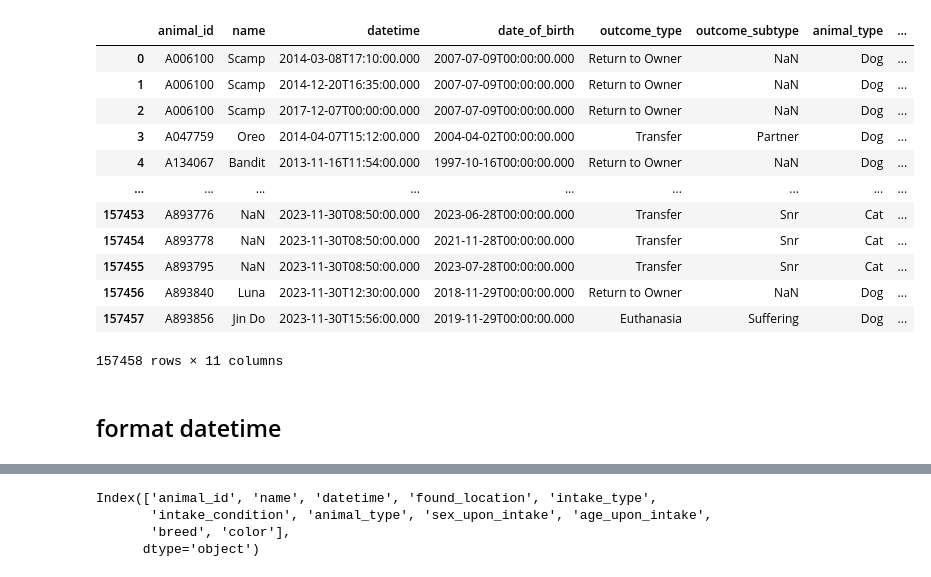
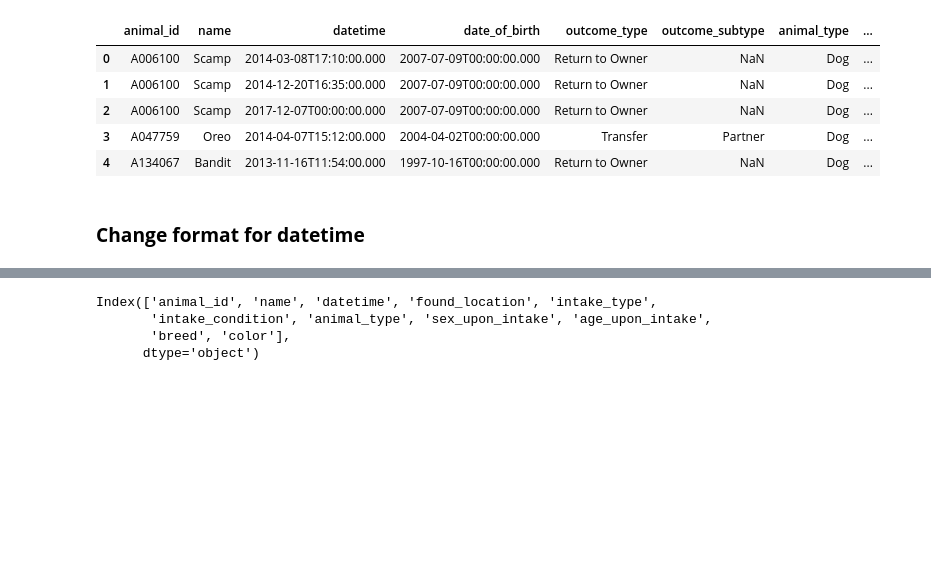
Before and after one commit to Rebekah-Chuang/2023Fall_Projects, a Jupyter notebook: data_cleaning.ipynb, the cells around one changed output, grey strips where cells are left out. Drawn from its saved outputs; the diff is of its cells as text; code cells hidden in the pictures; blank space fills up the shorter version.

```diff
--- a/data_cleaning.ipynb
+++ b/data_cleaning.ipynb
@@ -95,20 +76,13 @@ intake
 # %%
-outcome
+outcome.head()
 # %% [output]
 |  | animal_id | name | datetime | date_of_birth | outcome_type | outcome_subtype | animal_type | ... |
 | 0 | A006100 | Scamp | 2014-03-08T17:10:00.000 | 2007-07-09T00:00:00.000 | Return to Owner | NaN | Dog | ... |
 | 1 | A006100 | Scamp | 2014-12-20T16:35:00.000 | 2007-07-09T00:00:00.000 | Return to Owner | NaN | Dog | ... |
 | 2 | A006100 | Scamp | 2017-12-07T00:00:00.000 | 2007-07-09T00:00:00.000 | Return to Owner | NaN | Dog | ... |
 | 3 | A047759 | Oreo | 2014-04-07T15:12:00.000 | 2004-04-02T00:00:00.000 | Transfer | Partner | Dog | ... |
 | 4 | A134067 | Bandit | 2013-11-16T11:54:00.000 | 1997-10-16T00:00:00.000 | Return to Owner | NaN | Dog | ... |
-| ... | ... | ... | ... | ... | ... | ... | ... | ... |
-| 157453 | A893776 | NaN | 2023-11-30T08:50:00.000 | 2023-06-28T00:00:00.000 | Transfer | Snr | Cat | ... |
-| 157454 | A893778 | NaN | 2023-11-30T08:50:00.000 | 2021-11-28T00:00:00.000 | Transfer | Snr | Cat | ... |
-| 157455 | A893795 | NaN | 2023-11-30T08:50:00.000 | 2023-07-28T00:00:00.000 | Transfer | Snr | Cat | ... |
-| 157456 | A893840 | Luna | 2023-11-30T12:30:00.000 | 2018-11-29T00:00:00.000 | Return to Owner | NaN | Dog | ... |
-| 157457 | A893856 | Jin Do | 2023-11-30T15:56:00.000 | 2019-11-29T00:00:00.000 | Euthanasia | Suffering | Dog | ... |
-157458 rows × 11 columns
 # %% [markdown]
-## format datetime
+### **Change format for datetime**
 # %%
 # date_format(df, col, format)
```
Also changed, not shown: parts of 53 cells of this notebook, 1 other file.
